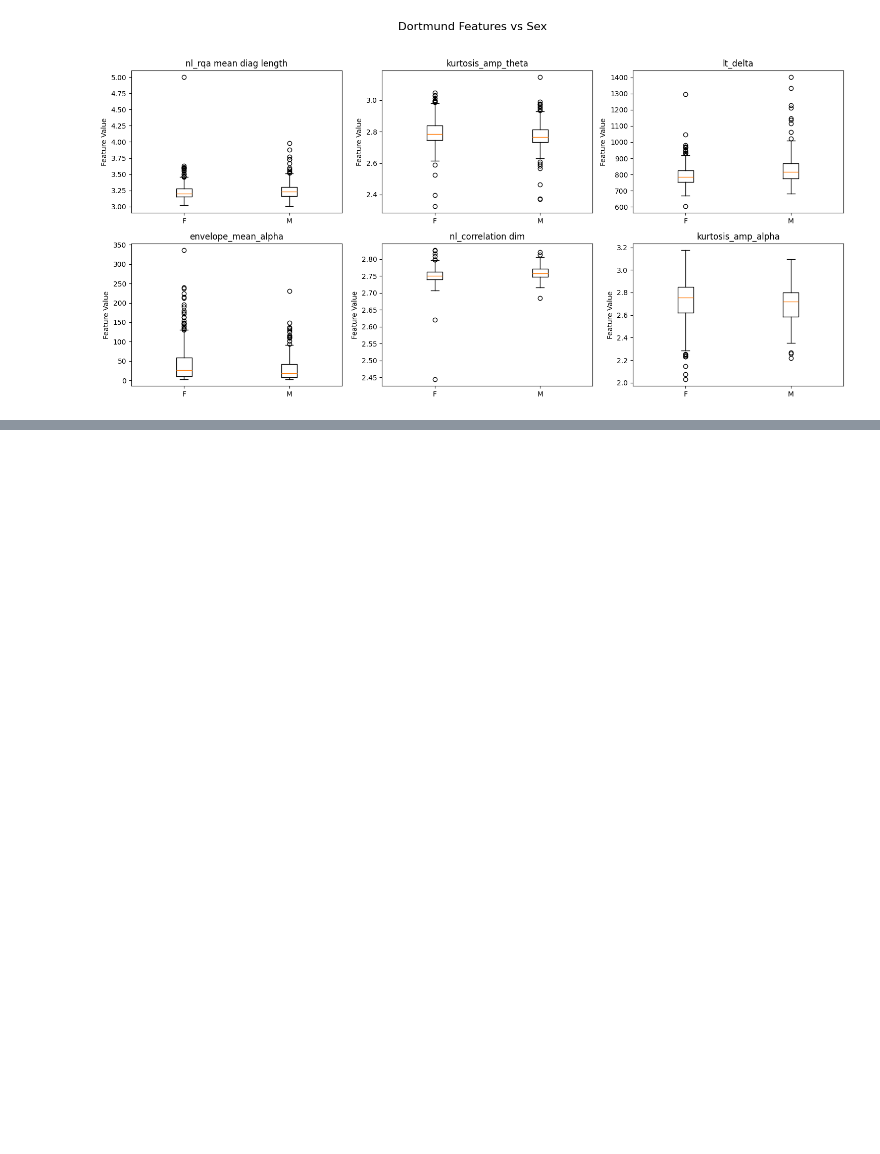
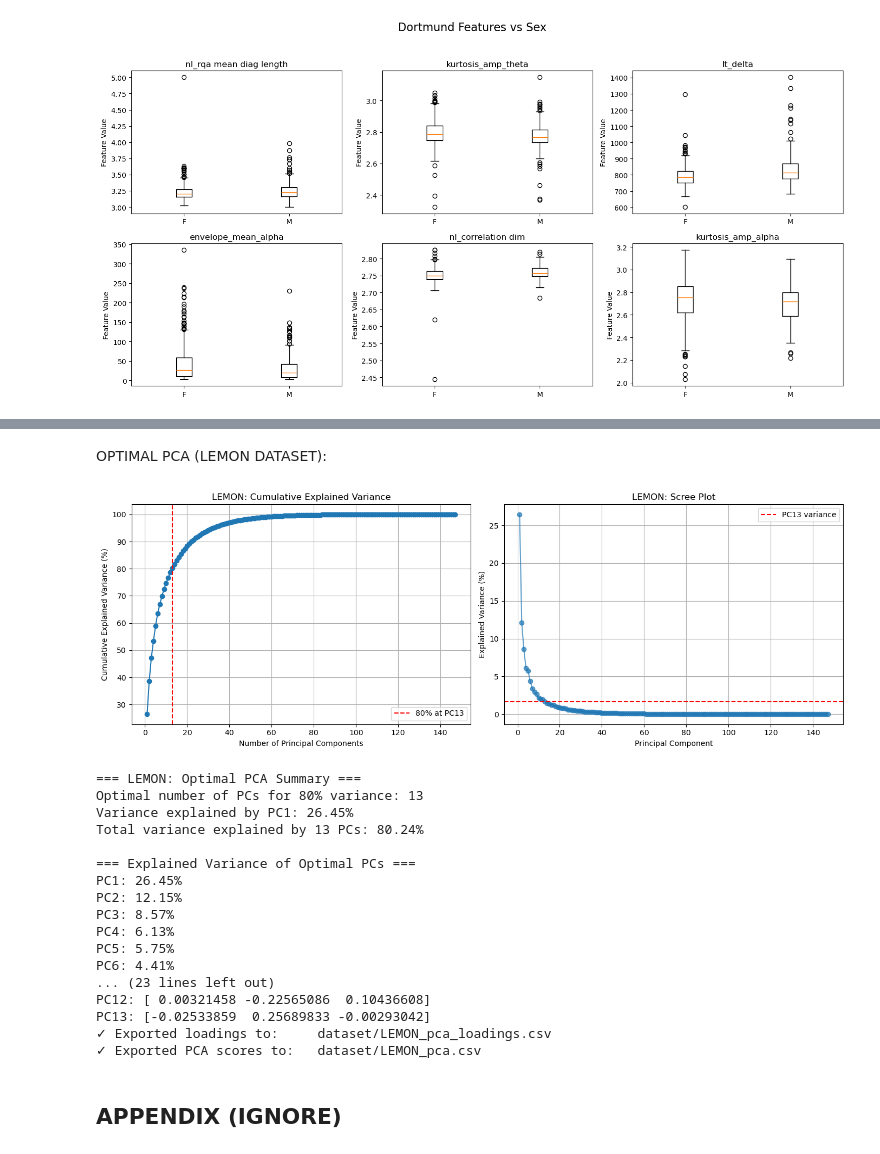
Before and after one commit to xandime/EEG_cluster_detection, a Jupyter notebook: PCA.ipynb, the cells around one changed output, grey strips where cells are left out. Drawn from its saved outputs; the diff is of its cells as text; code cells hidden in the pictures; blank space fills up the shorter version.

```diff
--- a/PCA.ipynb
+++ b/PCA.ipynb
@@ -284 +314,32 @@ Number of PCs needed to reach 80% variance: 16
+# %% [markdown]
+OPTIMAL PCA (LEMON DATASET):
+# %%
+lemon_numeric = lemon.select_dtypes(include=['float64', 'int64'])
+lemon_pca, lemon_model, lemon_nPC, lemon_var, lemon_loadings = run_optimal_pca(
+    lemon_numeric,
+    threshold=0.8,
+    dataset_name="LEMON",
+    export=True
+)
+# %% [output]
+[figure, added]
+=== LEMON: Optimal PCA Summary ===
+Optimal number of PCs for 80% variance: 13
+Variance explained by PC1: 26.45%
+Total variance explained by 13 PCs: 80.24%
+
+=== Explained Variance of Optimal PCs ===
+PC1: 26.45%
+PC2: 12.15%
+PC3: 8.57%
+PC4: 6.13%
+PC5: 5.75%
+PC6: 4.41%
+... (23 lines left out)
+PC12: [ 0.00321458 -0.22565086  0.10436608]
+PC13: [-0.02533859  0.25689833 -0.00293042]
+✓ Exported loadings to:     dataset/LEMON_pca_loadings.csv
+✓ Exported PCA scores to:   dataset/LEMON_pca.csv
+# %% [markdown]
+## APPENDIX (IGNORE)
 # %%
```
Also changed, not shown: parts of 16 cells of this notebook.
